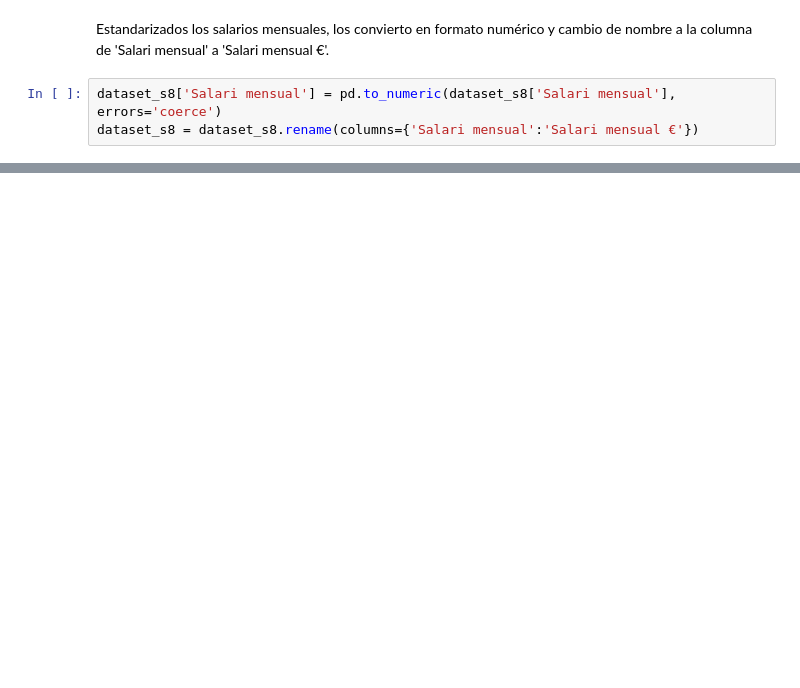
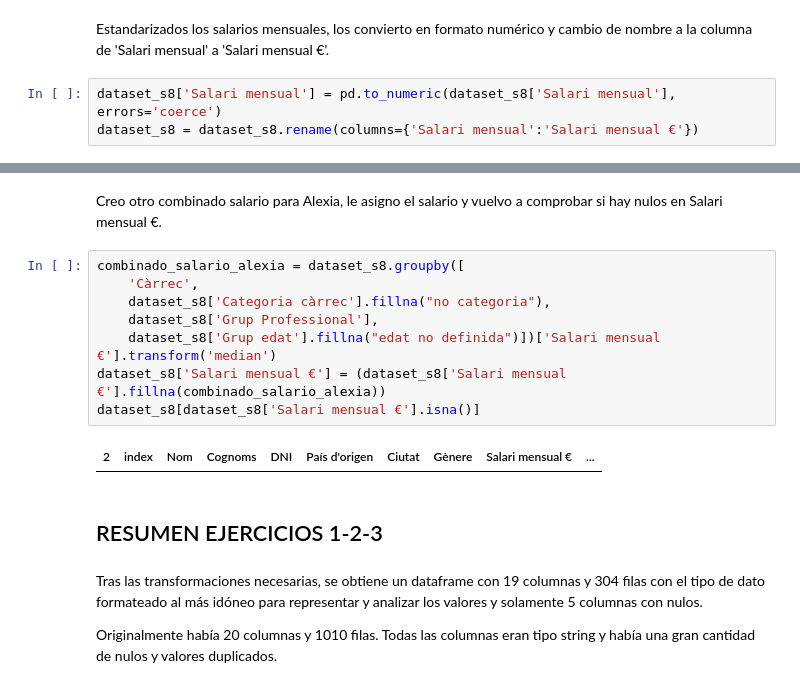
Before and after one commit to noelcarrionmatias/IT_Data, a Jupyter notebook: Especializacion/8_Sprint/ejercicios_s8.ipynb, the cells around one changed output, grey strips where cells are left out. Cells and saved outputs as stored; diff of their text form; blank space fills up the shorter version.

```diff
--- a/Especializacion/8_Sprint/ejercicios_s8.ipynb
+++ b/Especializacion/8_Sprint/ejercicios_s8.ipynb
@@ -1675,0 +1701,18 @@ diccionario_combinado_salario.to_dict()
+# %% [markdown]
+Creo otro combinado salario para Alexia, le asigno el salario y vuelvo a comprobar si hay nulos en Salari mensual €.
+# %%
+combinado_salario_alexia = dataset_s8.groupby([
+    'Càrrec',
+    dataset_s8['Categoria càrrec'].fillna("no categoria"),
+    dataset_s8['Grup Professional'],
+    dataset_s8['Grup edat'].fillna("edat no definida")])['Salari mensual €'].transform('median')
+dataset_s8['Salari mensual €'] = (dataset_s8['Salari mensual €'].fillna(combinado_salario_alexia))
+dataset_s8[dataset_s8['Salari mensual €'].isna()]
+# %% [output]
+| 2 | index | Nom | Cognoms | DNI | País d'origen | Ciutat | Gènere | Salari mensual € | ... |
+# %% [markdown]
+## RESUMEN EJERCICIOS 1-2-3
+# %% [markdown]
+Tras las transformaciones necesarias, se obtiene un dataframe con 19 columnas y 304 filas con el tipo de dato formateado al más idóneo para representar y analizar los valores y solamente 5 columnas con nulos.
+
+Originalmente había 20 columnas y 1010 filas. Todas las columnas eran tipo string y había una gran cantidad de nulos y valores duplicados.
```
Also changed, not shown: parts of 53 cells of this notebook.
